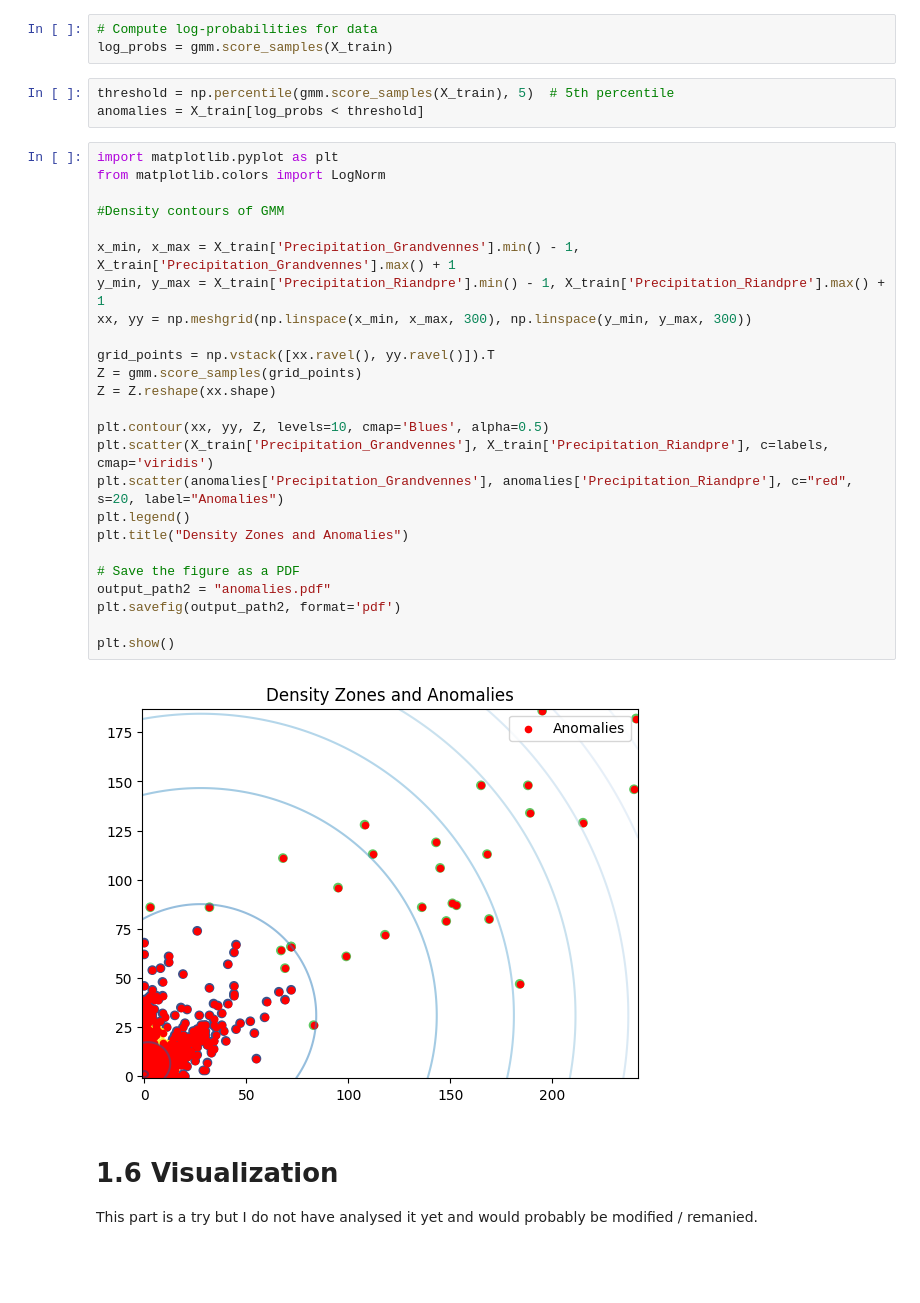
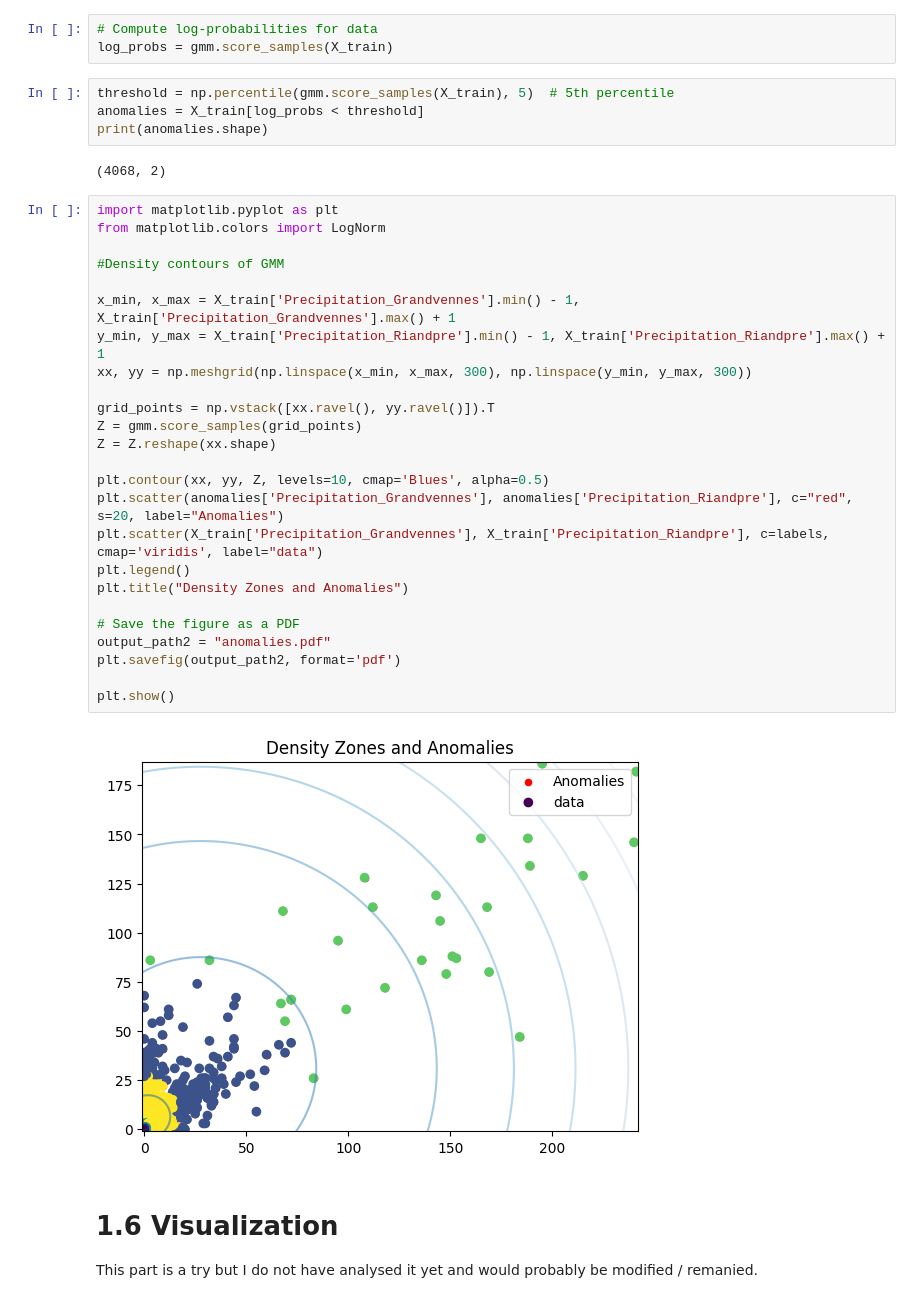
Before and after one commit to CHGROSJEAN/2024_MLEES, a Jupyter notebook: Projet/Projet_Charlotte_Grosjean.ipynb, the cells around one changed output. Cells and saved outputs as stored; diff of their text form; blank space fills up the shorter version.

```diff
--- a/Projet/Projet_Charlotte_Grosjean.ipynb
+++ b/Projet/Projet_Charlotte_Grosjean.ipynb
@@ -553,33 +553,36 @@ log_probs = gmm.score_samples(X_train)
 # %%
 threshold = np.percentile(gmm.score_samples(X_train), 5)  # 5th percentile
 anomalies = X_train[log_probs < threshold]
+print(anomalies.shape)
+# %% [output]
+(4068, 2)
 # %%
 import matplotlib.pyplot as plt
 from matplotlib.colors import LogNorm
 
 #Density contours of GMM
 
 x_min, x_max = X_train['Precipitation_Grandvennes'].min() - 1, X_train['Precipitation_Grandvennes'].max() + 1
 y_min, y_max = X_train['Precipitation_Riandpre'].min() - 1, X_train['Precipitation_Riandpre'].max() + 1
 xx, yy = np.meshgrid(np.linspace(x_min, x_max, 300), np.linspace(y_min, y_max, 300))
 
 grid_points = np.vstack([xx.ravel(), yy.ravel()]).T
 Z = gmm.score_samples(grid_points)
 Z = Z.reshape(xx.shape)
 
 plt.contour(xx, yy, Z, levels=10, cmap='Blues', alpha=0.5)
-plt.scatter(X_train['Precipitation_Grandvennes'], X_train['Precipitation_Riandpre'], c=labels, cmap='viridis')
 plt.scatter(anomalies['Precipitation_Grandvennes'], anomalies['Precipitation_Riandpre'], c="red", s=20, label="Anomalies")
+plt.scatter(X_train['Precipitation_Grandvennes'], X_train['Precipitation_Riandpre'], c=labels, cmap='viridis', label="data")
 plt.legend()
 plt.title("Density Zones and Anomalies")
 
 # Save the figure as a PDF
 output_path2 = "anomalies.pdf"
 plt.savefig(output_path2, format='pdf')
 
 plt.show()
 # %% [output]
-[figure, old version]
+[figure, new version]
 # %% [markdown]
 # 1.6 Visualization
 
```
